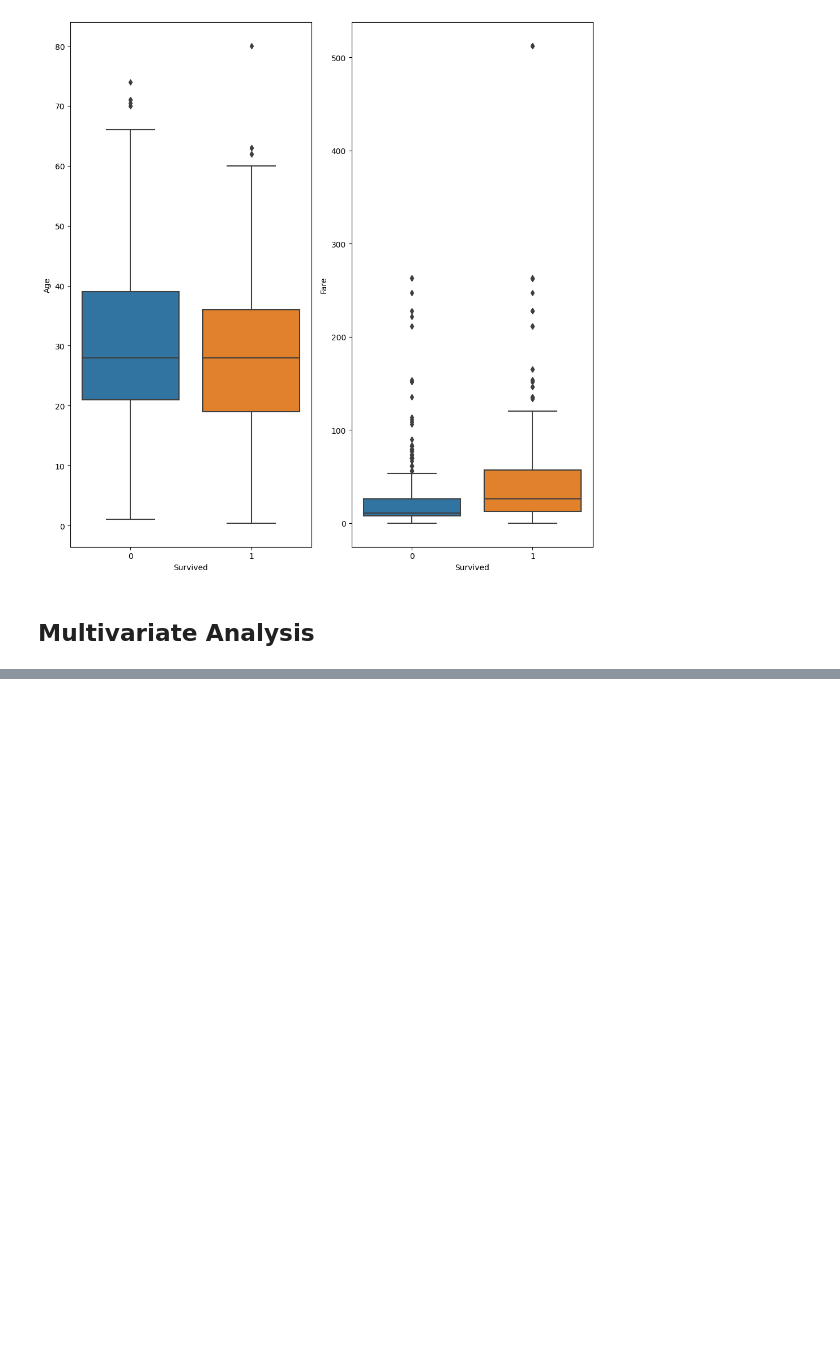
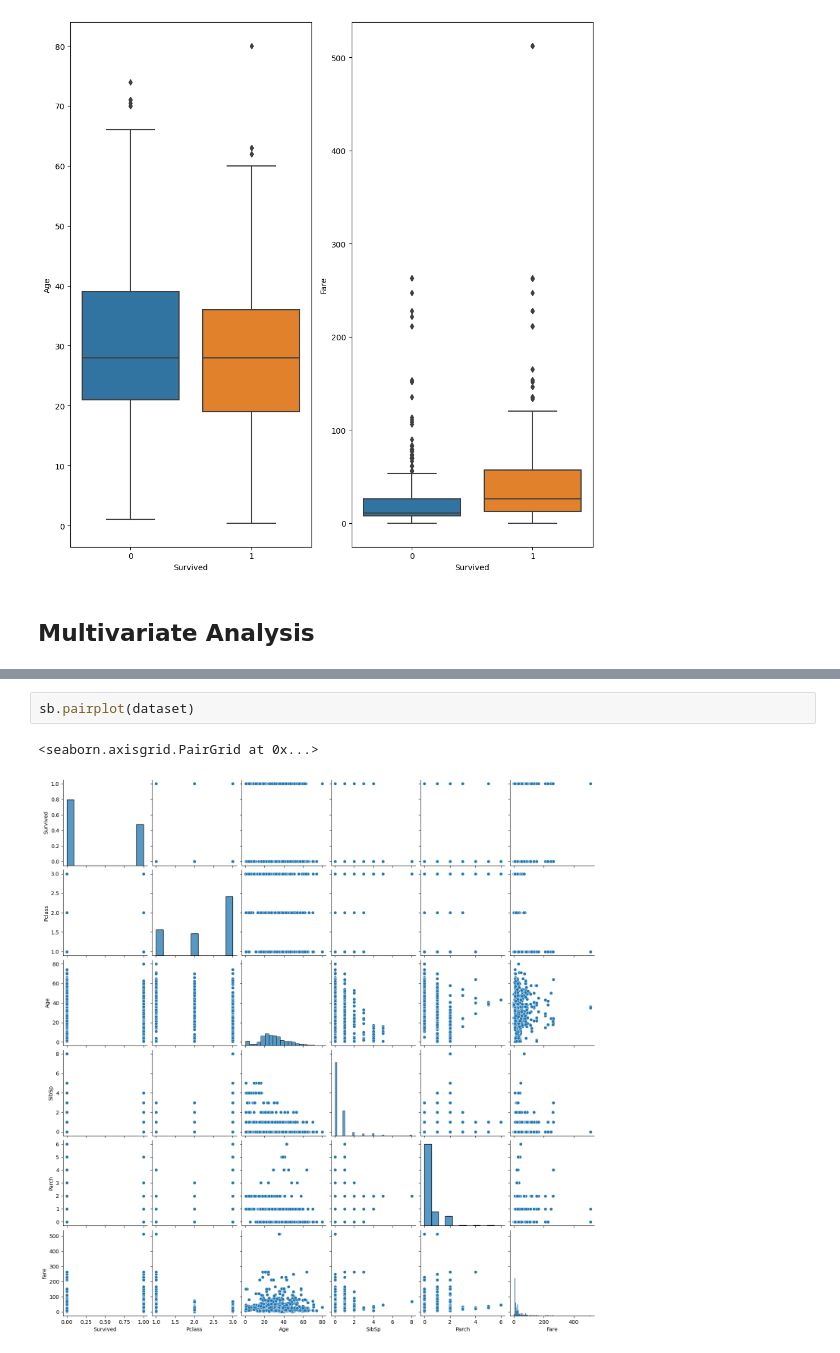
Before and after one commit to yDon96/Kaggle-Competition---Titanic-Problem, a Jupyter notebook: notebooks/EDA.ipynb, the cells around one changed output, grey strips where cells are left out. Drawn from its saved outputs; the diff is of its cells as text; blank space fills up the shorter version.

```diff
--- a/notebooks/EDA.ipynb
+++ b/notebooks/EDA.ipynb
@@ -144,0 +153,5 @@ missing_data.head(4)
+# %%
+sb.pairplot(dataset)
+# %% [output]
+<seaborn.axisgrid.PairGrid at 0x...>
+[figure, added]
```
Also changed, not shown: parts of 5 cells of this notebook.
